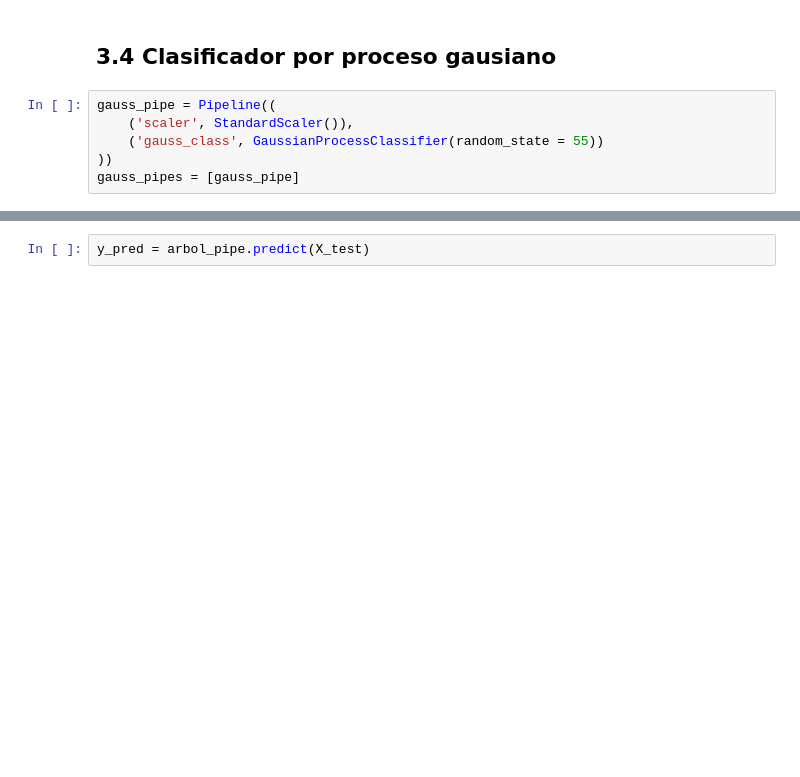
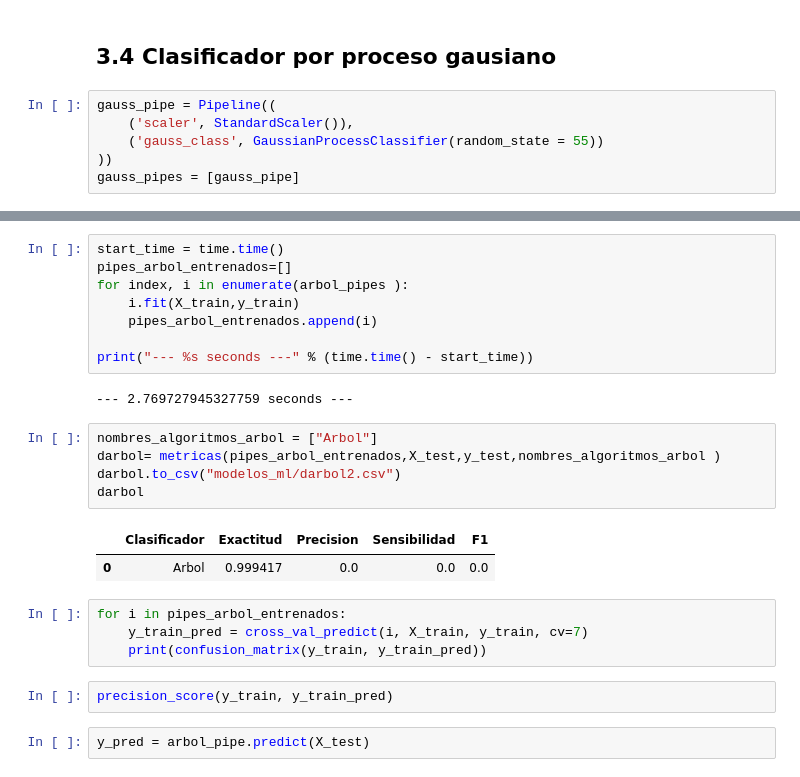
Before and after one commit to jaimebw/tfg, a Jupyter notebook: libros/aplicacion_ml.ipynb, the cells around one changed output, grey strips where cells are left out. Drawn from its saved outputs; the diff is of its cells as text; blank space fills up the shorter version.

```diff
--- a/libros/aplicacion_ml.ipynb
+++ b/libros/aplicacion_ml.ipynb
@@ -272,3 +311,27 @@ Pipeline(steps=[('scaler', StandardScaler()),
+# %%
+start_time = time.time()
+pipes_arbol_entrenados=[]
+for index, i in enumerate(arbol_pipes ):
+    i.fit(X_train,y_train)
+    pipes_arbol_entrenados.append(i)
+
+print("--- %s seconds ---" % (time.time() - start_time))
+# %% [output]
+--- 2.769727945327759 seconds ---
+# %%
+nombres_algoritmos_arbol = ["Arbol"]
+darbol= metricas(pipes_arbol_entrenados,X_test,y_test,nombres_algoritmos_arbol )
+darbol.to_csv("modelos_ml/darbol2.csv")
+darbol
+# %% [output]
+|  | Clasificador | Exactitud | Precision | Sensibilidad | F1 |
+| 0 | Arbol | 0.999417 | 0.0 | 0.0 | 0.0 |
+# %%
+for i in pipes_arbol_entrenados:
+    y_train_pred = cross_val_predict(i, X_train, y_train, cv=7)
+    print(confusion_matrix(y_train, y_train_pred))
+# %%
+precision_score(y_train, y_train_pred)
 # %%
 y_pred = arbol_pipe.predict(X_test)
 # %%
```
Also changed, not shown: parts of 46 cells of this notebook.
